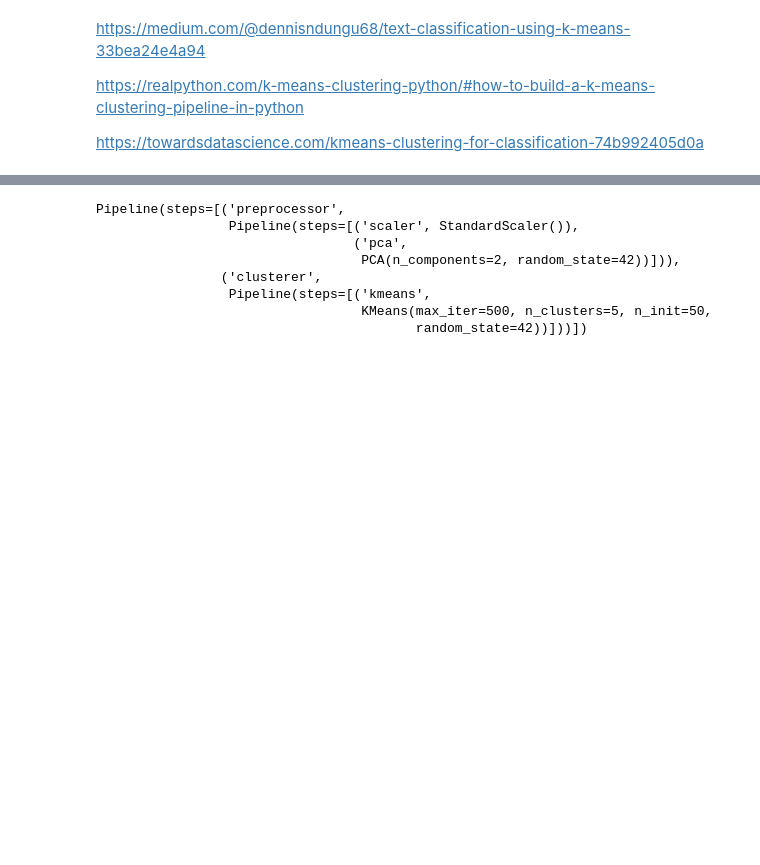
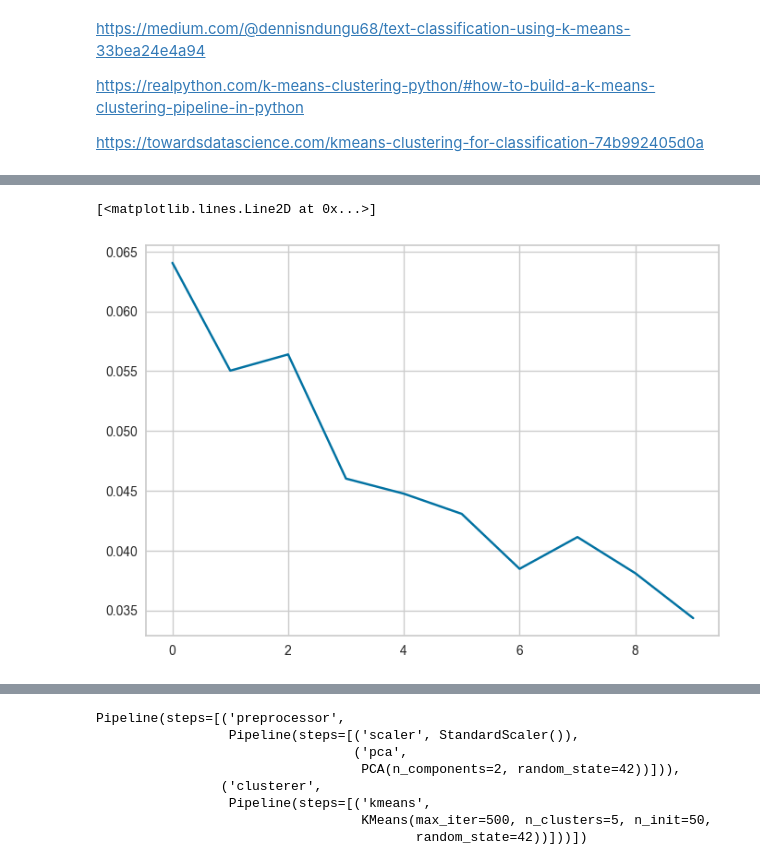
Before and after one commit to oskarkris/cluster_project, a Jupyter notebook: KMeans.ipynb, the cells around one changed output, grey strips where cells are left out. Saved outputs shown, nothing was run; the diff lists cells and outputs as text; code cells hidden in the pictures; blank space fills up the shorter version.

```diff
--- a/KMeans.ipynb
+++ b/KMeans.ipynb
@@ -44,0 +111,5 @@ data = vectorizer.fit_transform(df["clean_abstract"]).toarray()
+# %%
+plt.plot(silhouette_avg)
+# %% [output]
+[<matplotlib.lines.Line2D at 0x...>]
+[figure, added]
```
Also changed, not shown: parts of 13 cells of this notebook.
